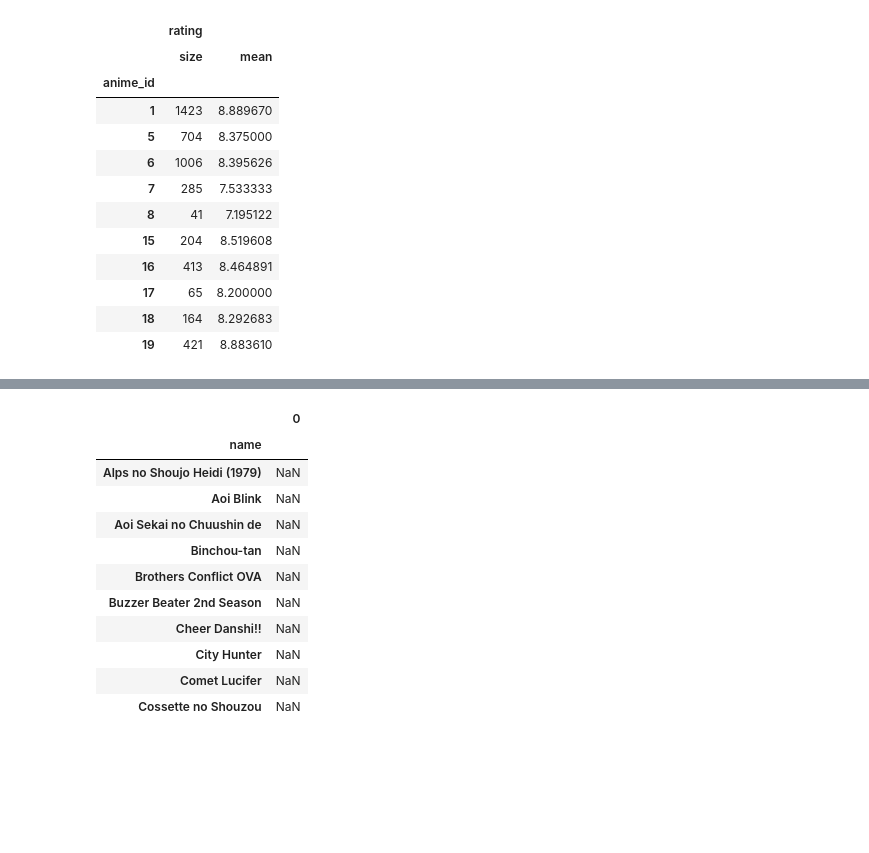
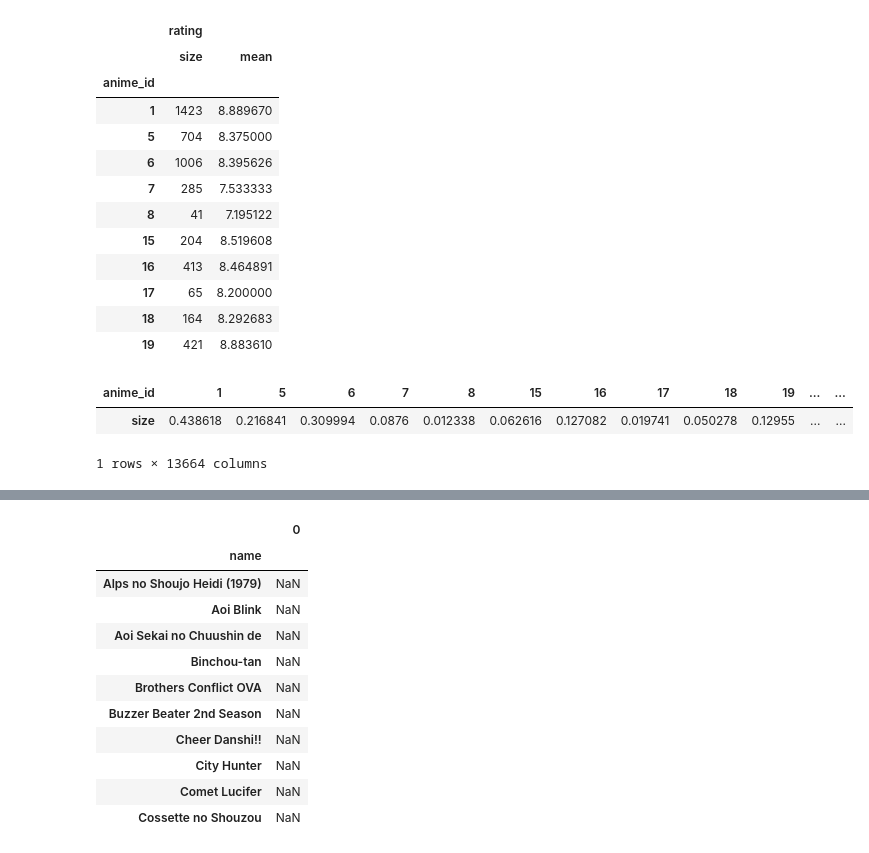
Before and after one commit to Capstone-Project-group/Recommender-System, a Jupyter notebook: Data-Prep.ipynb, the cells around one changed output, grey strips where cells are left out. Drawn from its saved outputs; the diff is of its cells as text; code cells hidden in the pictures; blank space fills up the shorter version.

Commit message:
Normalized anime ratings

```diff
--- a/Data-Prep.ipynb
+++ b/Data-Prep.ipynb
@@ -136,4 +136,22 @@ rating_stats.head(10)
 | 17 | 65 | 8.200000 |
 | 18 | 164 | 8.292683 |
 | 19 | 421 | 8.883610 |
+# %%
+import numpy as np
+import pandas as pd
+anime_num_ratings = pd.DataFrame(rating_stats['rating']['size'])
+
+min_ratings = int(np.min(anime_num_ratings))
+max_ratings = int(np.max(anime_num_ratings))
+
+normalized_ratings = []
+for i in anime_num_ratings:
+    normalized_ratings.append((anime_num_ratings[i] - min_ratings) / (max_ratings - min_ratings))
+
+normalized_ratings = pd.DataFrame(normalized_ratings)
+normalized_ratings.head(10)
+# %% [output]
+| anime_id | 1 | 5 | 6 | 7 | 8 | 15 | 16 | 17 | 18 | 19 | ... | ... |
+| size | 0.438618 | 0.216841 | 0.309994 | 0.0876 | 0.012338 | 0.062616 | 0.127082 | 0.019741 | 0.050278 | 0.12955 | ... | ... |
+1 rows × 13664 columns
 # %%
```
Also changed, not shown: parts of 6 cells of this notebook.
